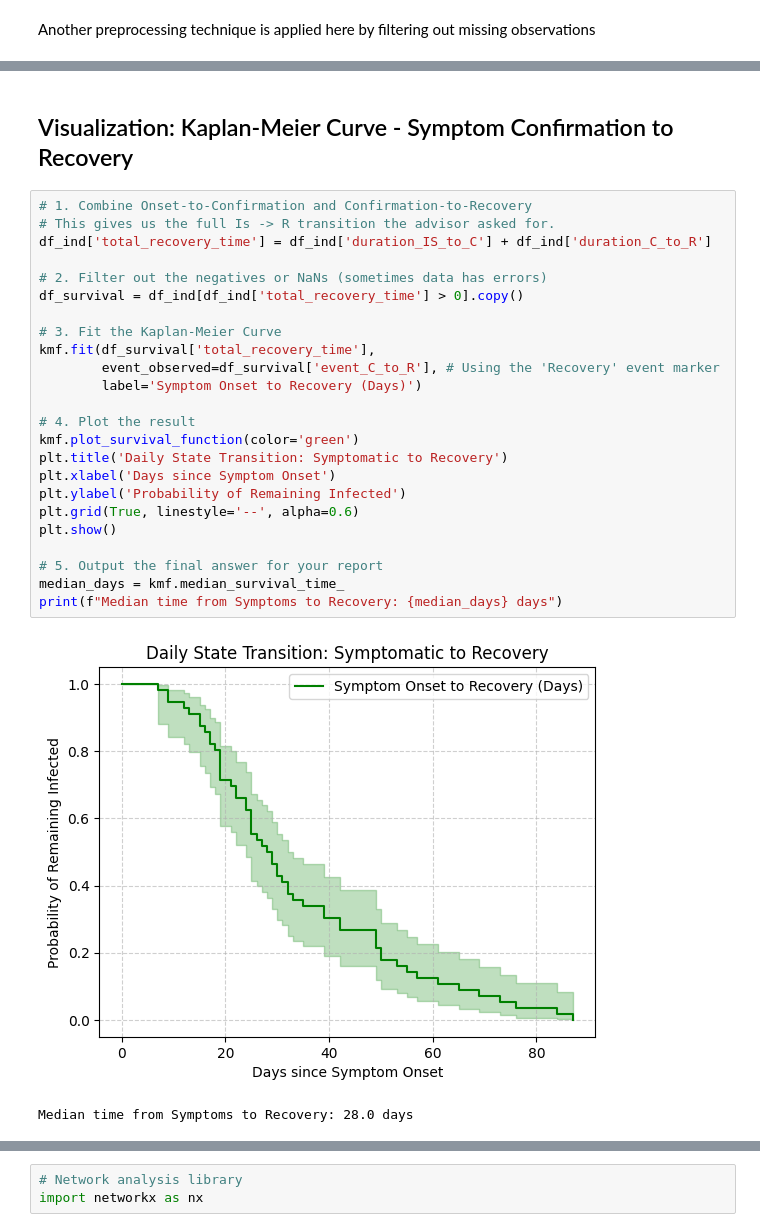
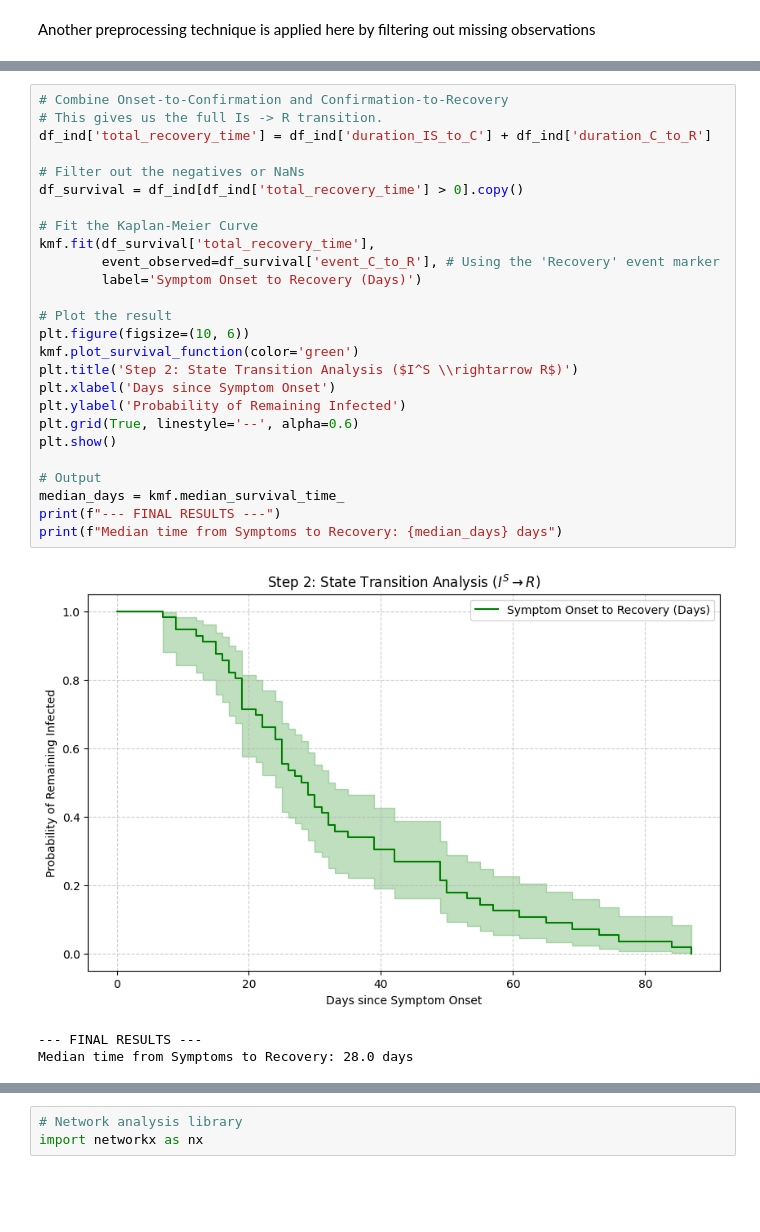
Before and after one commit to dmdce/CSMODEL-MCO1-Notebook-Files, a Jupyter notebook: CSMODEL_MCO1_Notebook_(Step_2_finished).ipynb, the cells around one changed output, grey strips where cells are left out. Drawn from its saved outputs; the diff is of its cells as text; blank space fills up the shorter version.

```diff
--- a/CSMODEL_MCO1_Notebook_(Step_2_finished).ipynb
+++ b/CSMODEL_MCO1_Notebook_(Step_2_finished).ipynb
@@ -222,31 +222,32 @@ C→D  : 7
-# %% [markdown]
-## Visualization: Kaplan-Meier Curve - Symptom Confirmation to Recovery
 # %%
-# 1. Combine Onset-to-Confirmation and Confirmation-to-Recovery
-# This gives us the full Is -> R transition the advisor asked for.
+# Combine Onset-to-Confirmation and Confirmation-to-Recovery
+# This gives us the full Is -> R transition.
 df_ind['total_recovery_time'] = df_ind['duration_IS_to_C'] + df_ind['duration_C_to_R']
 
-# 2. Filter out the negatives or NaNs (sometimes data has errors)
+# Filter out the negatives or NaNs
 df_survival = df_ind[df_ind['total_recovery_time'] > 0].copy()
 
-# 3. Fit the Kaplan-Meier Curve
+# Fit the Kaplan-Meier Curve
 kmf.fit(df_survival['total_recovery_time'],
         event_observed=df_survival['event_C_to_R'], # Using the 'Recovery' event marker
         label='Symptom Onset to Recovery (Days)')
 
-# 4. Plot the result
+# Plot the result
+plt.figure(figsize=(10, 6))
 kmf.plot_survival_function(color='green')
-plt.title('Daily State Transition: Symptomatic to Recovery')
+plt.title('Step 2: State Transition Analysis ($I^S \\rightarrow R$)')
 plt.xlabel('Days since Symptom Onset')
 plt.ylabel('Probability of Remaining Infected')
 plt.grid(True, linestyle='--', alpha=0.6)
 plt.show()
 
-# 5. Output the final answer for your report
+# Output
 median_days = kmf.median_survival_time_
+print(f"--- FINAL RESULTS ---")
 print(f"Median time from Symptoms to Recovery: {median_days} days")
 # %% [output]
-[figure, old version]
+[figure, new version]
+--- FINAL RESULTS ---
 Median time from Symptoms to Recovery: 28.0 days
 # %% [markdown]
 ## Visualization: Kaplan–Meier survival curves for transition times
```
Also changed, not shown: parts of 32 cells of this notebook.
